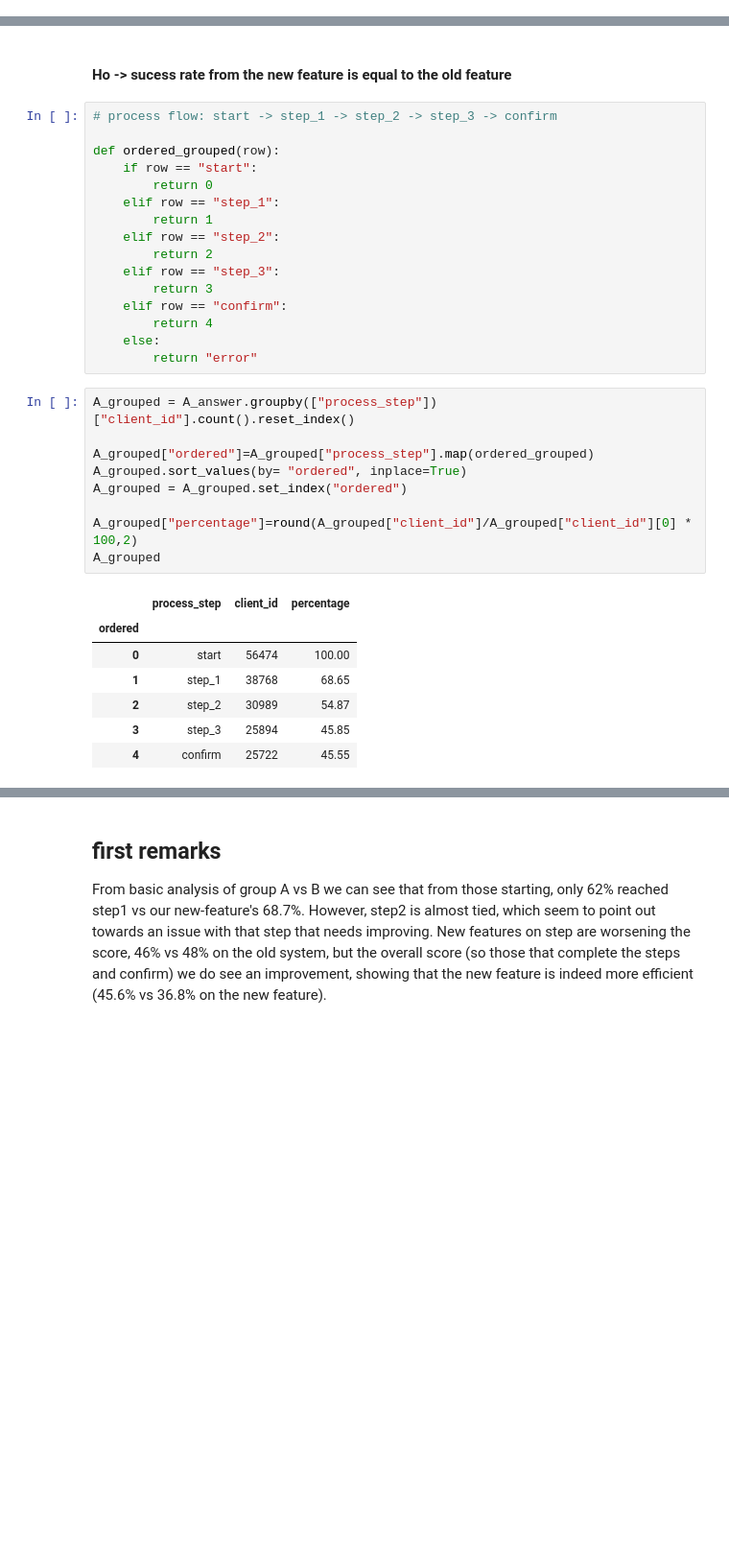
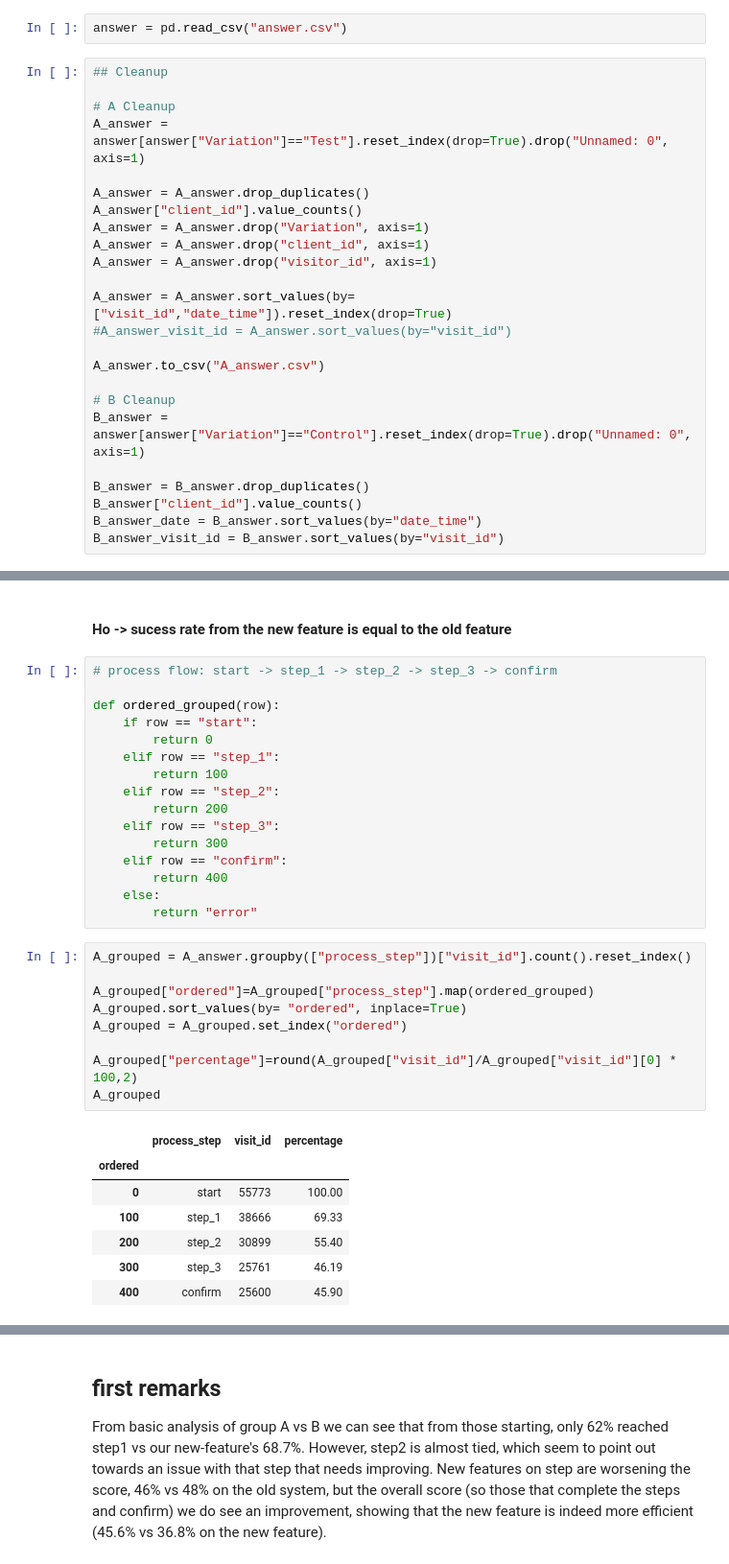
Before and after one commit to Pyros009/vanguard-ab-test, a Jupyter notebook: first sketches.ipynb, the cells around one changed output, grey strips where cells are left out. Shown at 96% size. Saved outputs shown, nothing was run; the diff lists cells and outputs as text; blank space fills up the shorter version.

```diff
--- a/first sketches.ipynb
+++ b/first sketches.ipynb
@@ -473,0 +416,26 @@ B_answer  # control group
+# %%
+answer = pd.read_csv("answer.csv")
+# %%
+## Cleanup
+
+# A Cleanup
+A_answer = answer[answer["Variation"]=="Test"].reset_index(drop=True).drop("Unnamed: 0", axis=1)
+
+A_answer = A_answer.drop_duplicates()
+A_answer["client_id"].value_counts()
+A_answer = A_answer.drop("Variation", axis=1)
+A_answer = A_answer.drop("client_id", axis=1)
+A_answer = A_answer.drop("visitor_id", axis=1)
+
+A_answer = A_answer.sort_values(by=["visit_id","date_time"]).reset_index(drop=True)
+#A_answer_visit_id = A_answer.sort_values(by="visit_id")
+
+A_answer.to_csv("A_answer.csv")
+
+# B Cleanup
+B_answer = answer[answer["Variation"]=="Control"].reset_index(drop=True).drop("Unnamed: 0", axis=1)
+
+B_answer = B_answer.drop_duplicates()
+B_answer["client_id"].value_counts()
+B_answer_date = B_answer.sort_values(by="date_time")
+B_answer_visit_id = B_answer.sort_values(by="visit_id")
@@ -482,30 +539,30 @@ def ordered_grouped(row):
     if row == "start":
         return 0
     elif row == "step_1":
-        return 1
+        return 100
     elif row == "step_2":
-        return 2
+        return 200
     elif row == "step_3":
-        return 3
+        return 300
     elif row == "confirm":
-        return 4
+        return 400
     else:
         return "error"
 # %%
-A_grouped = A_answer.groupby(["process_step"])["client_id"].count().reset_index()
+A_grouped = A_answer.groupby(["process_step"])["visit_id"].count().reset_index()
 
 A_grouped["ordered"]=A_grouped["process_step"].map(ordered_grouped)
 A_grouped.sort_values(by= "ordered", inplace=True)
 A_grouped = A_grouped.set_index("ordered")
 
-A_grouped["percentage"]=round(A_grouped["client_id"]/A_grouped["client_id"][0] * 100,2)
+A_grouped["percentage"]=round(A_grouped["visit_id"]/A_grouped["visit_id"][0] * 100,2)
 A_grouped
 # %% [output]
-|  | process_step | client_id | percentage |
+|  | process_step | visit_id | percentage |
 | ordered |  |  |  |
-| 0 | start | 56474 | 100.00 |
-| 1 | step_1 | 38768 | 68.65 |
-| 2 | step_2 | 30989 | 54.87 |
-| 3 | step_3 | 25894 | 45.85 |
-| 4 | confirm | 25722 | 45.55 |
+| 0 | start | 55773 | 100.00 |
+| 100 | step_1 | 38666 | 69.33 |
+| 200 | step_2 | 30899 | 55.40 |
+| 300 | step_3 | 25761 | 46.19 |
+| 400 | confirm | 25600 | 45.90 |
 # %%
```
Also changed, not shown: parts of 24 cells of this notebook, 6 other files.
